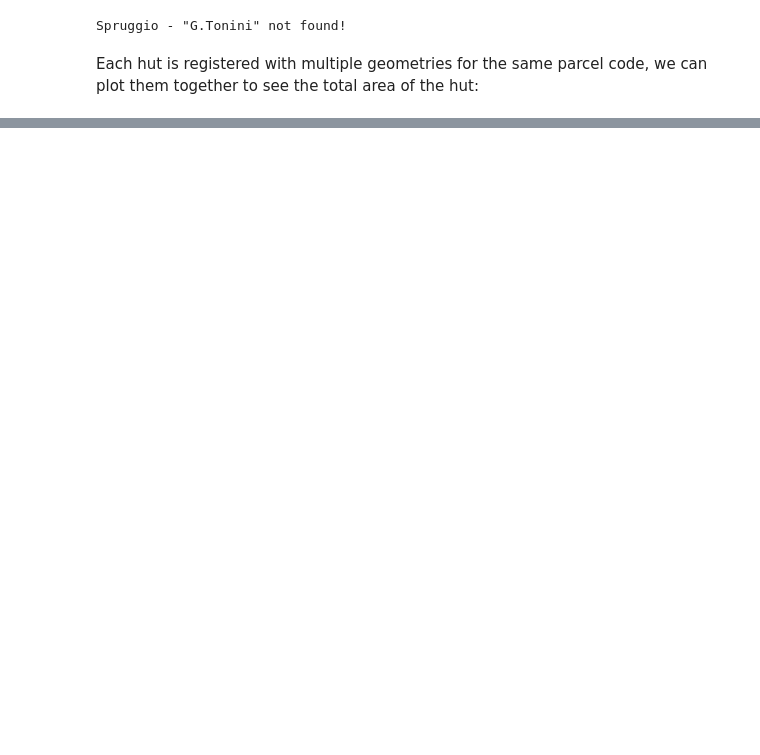
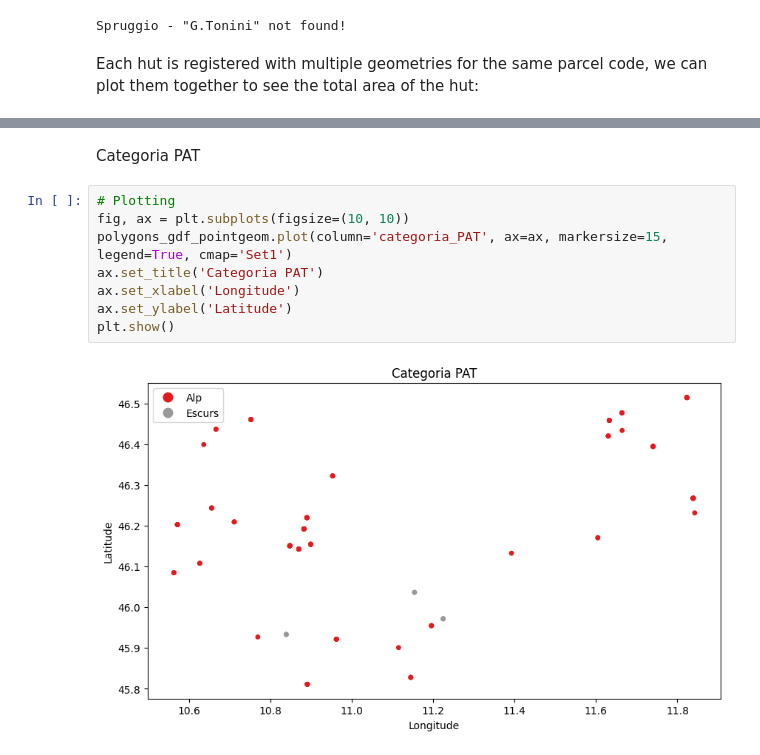
Before and after one commit to dclfbk/alpinehutsustainability, a Jupyter notebook: code/huts_download.ipynb, the cells around one changed output, grey strips where cells are left out. Drawn from its saved outputs; the diff is of its cells as text; blank space fills up the shorter version.

```diff
--- a/code/huts_download.ipynb
+++ b/code/huts_download.ipynb
@@ -109,0 +384,12 @@ parcels_huts_df.to_file("../data/cad_parcels_huts.geojson")
+# %% [markdown]
+Categoria PAT
+# %%
+# Plotting
+fig, ax = plt.subplots(figsize=(10, 10))
+polygons_gdf_pointgeom.plot(column='categoria_PAT', ax=ax, markersize=15, legend=True, cmap='Set1')
+ax.set_title('Categoria PAT')
+ax.set_xlabel('Longitude')
+ax.set_ylabel('Latitude')
+plt.show()
+# %% [output]
+[figure, added]
```
Also changed, not shown: parts of 35 cells of this notebook, 9 other files.
